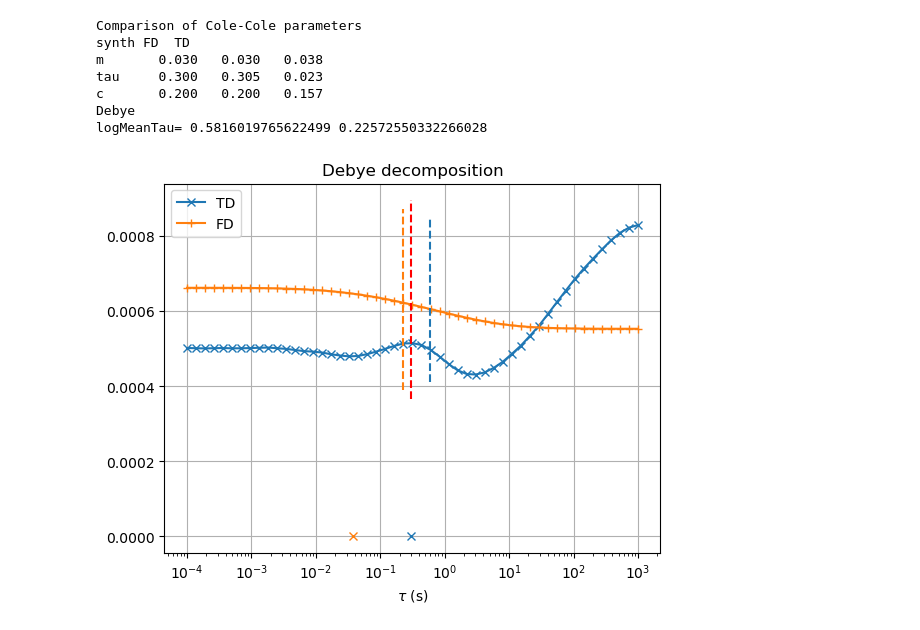
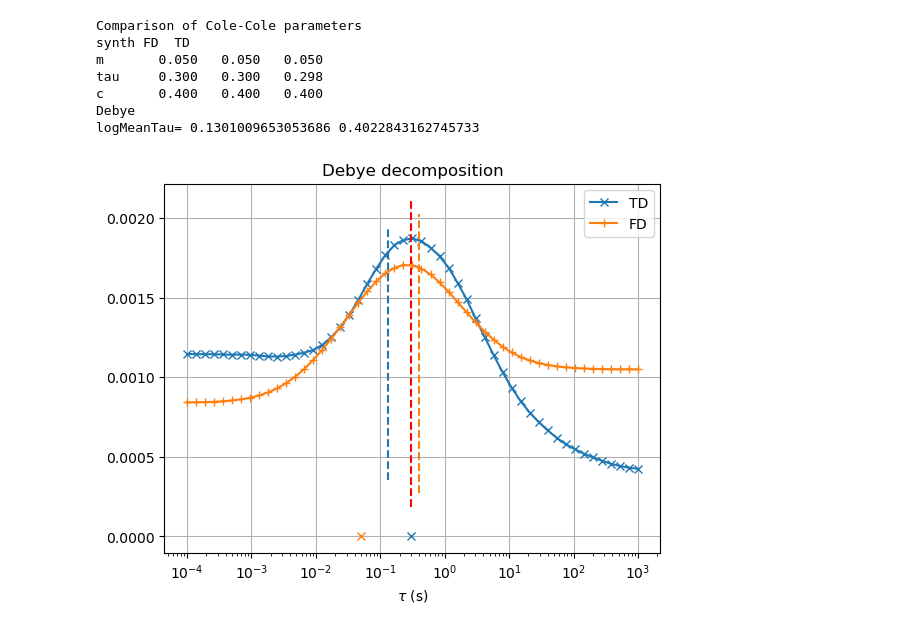
Before and after one commit to halbmy/pyGIMLi-workshop, a Jupyter notebook: 7_TDFD/testTDFDspec.ipynb, the cells around one changed output. Saved outputs shown, nothing was run; the diff lists cells and outputs as text; code cells hidden in the pictures.

```diff
--- a/7_TDFD/testTDFDspec.ipynb
+++ b/7_TDFD/testTDFDspec.ipynb
@@ -40,15 +40,15 @@ def compareTDFD(f=None, t=None, taus=None, **synthCC):
     print("logMeanTau=", decay.logMeanTau(), spec.logMeanTau())
     return decay, spec
 # %%
-synthCC = dict(m=0.03, tau=0.3, c=0.2)
+synthCC = dict(m=0.05, tau=0.3, c=0.4, rho=100)
 decay, spec = compareTDFD(**synthCC)
 # %% [output]
 Comparison of Cole-Cole parameters
 synth FD  TD
-m       0.030   0.030   0.038
-tau     0.300   0.305   0.023
-c       0.200   0.200   0.157
+m       0.050   0.050   0.050
+tau     0.300   0.300   0.298
+c       0.400   0.400   0.400
 Debye
-logMeanTau= 0.5816019765622499 0.22572550332266028
+logMeanTau= 0.1301009653053686 0.4022843162745733
-[figure, old version]
+[figure, new version]
 # %%
```
Also changed, not shown: parts of 8 cells of this notebook, 21 other files.
